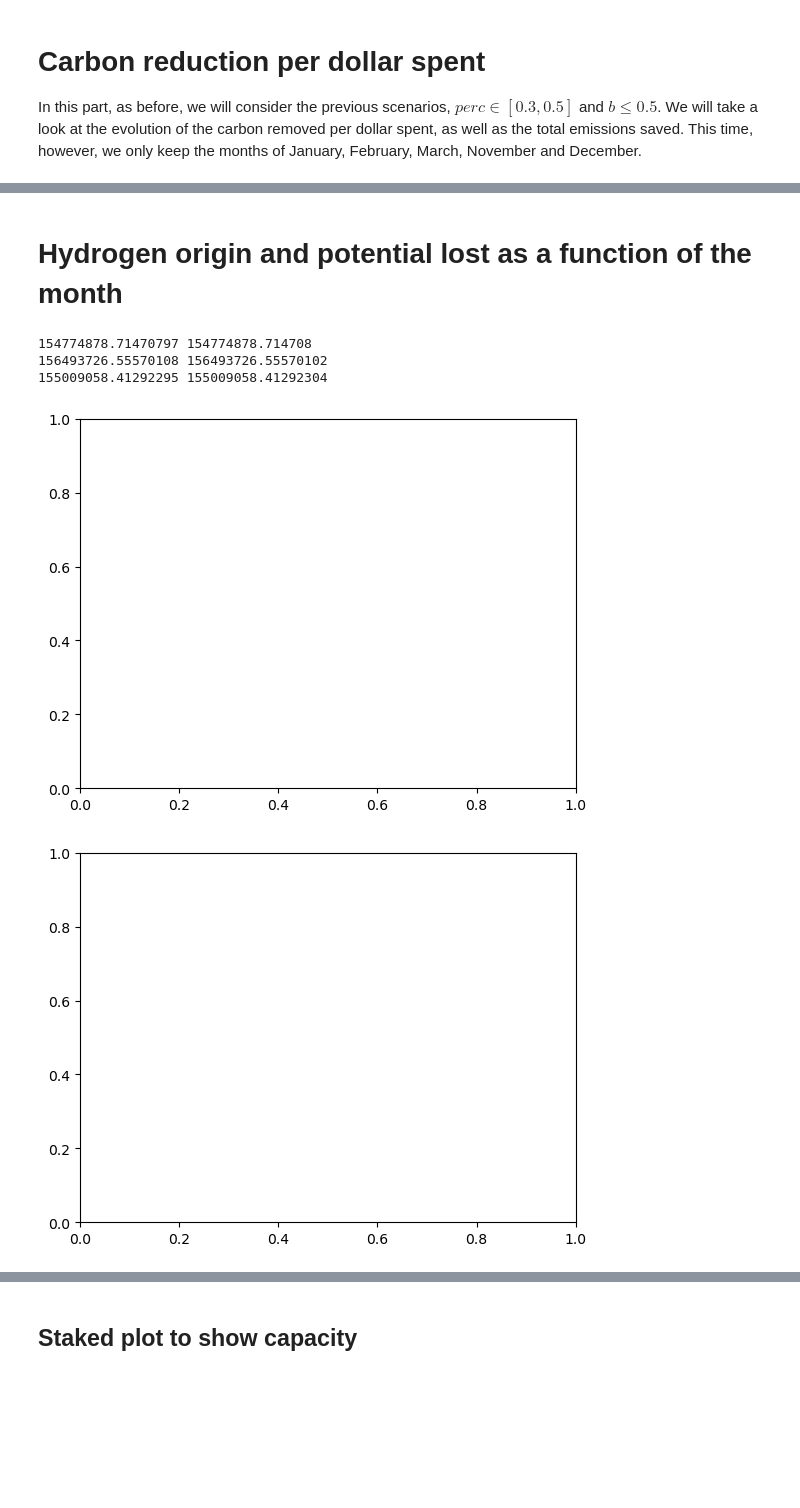
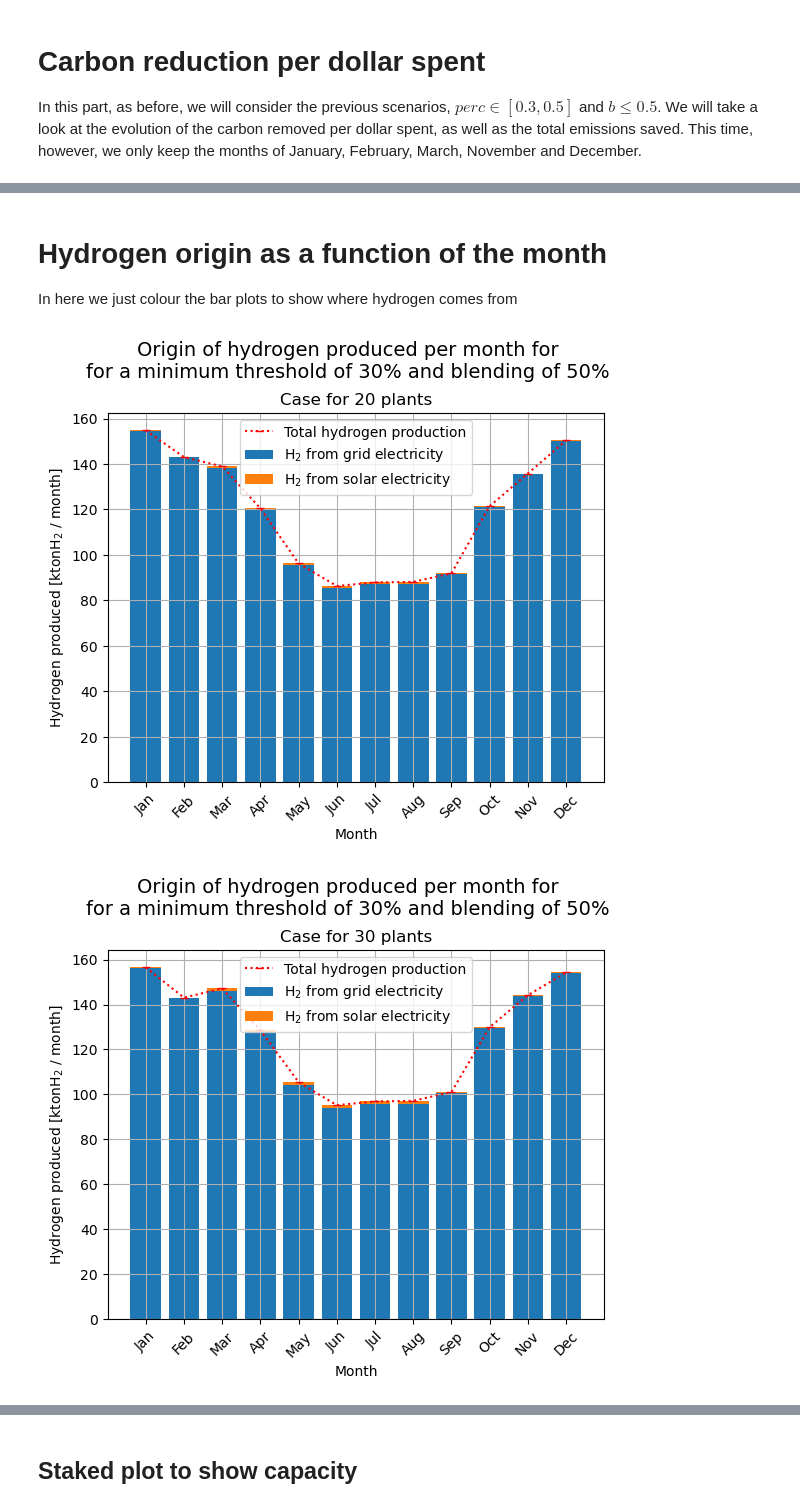
Before and after one commit to DerSpanischGamer/GermanHydrogen, a Jupyter notebook: disaggregator-master/15_Results_analysis.ipynb, the cells around one changed output, grey strips where cells are left out. Cells and saved outputs as stored; diff of their text form; code cells hidden in the pictures; blank space fills up the shorter version.

Commit message:
final plots

```diff
--- a/disaggregator-master/15_Results_analysis.ipynb
+++ b/disaggregator-master/15_Results_analysis.ipynb
@@ -1571,7 +1407,7 @@ fig, (ax1, ax2) = plt.subplots(1, 2, figsize=(10, 4))
 
 clusters = [20, 25, 30, 35, 40]
 for index_n, n in enumerate(clusters):
-    currentCase = df_plants[(df_plants["perc"] == 0.3) &
+    currentCase = df_plants[(df_plants["perc"] == 0.5) &
                             (df_plants['m'] == 1) &
                             (df_plants['b'] == 0.25)]
 
@@ -1581,14 +1417,12 @@ for index_n, n in enumerate(clusters):
 
     location = currentCase['locations'].values[0]
 
-    OPEX = currentCase['OPEX'].values[0]
-    CAPEX = currentCase['CAPEX'].values[0]
+    OPEX  = USD2EUR(currentCase['OPEX'].values[0])
+    CAPEX = USD2EUR(currentCase['CAPEX'].values[0])
 
     area = currentCase['Area'].values[0]
 
     servs = currentCase['servings'].values[0]
-    has, qnt = hasIndustry(servs)
-    print(f"{n} plants {has} {qnt}")
 
     # ----------------- COMPRESS THE PRODUCTION -----------------
 
@@ -1599,7 +1433,7 @@ for index_n, n in enumerate(clusters):
     prod_t = [0] * 12
     for i in range(n):
         for t in range(12):
-            prod_t[t] += production[i][t] * daysMonth[t]
+            prod_t[t] += production[i][t] * daysMonth[t] / 1e6
 
     # ----------------- FIND THE TOTAL OPEX -----------------
 
@@ -1616,14 +1450,14 @@ for index_n, n in enumerate(clusters):
     ax2.plot(prod_t, label=f"{n} plants")
 
 
-plt.suptitle("Hehe", y=1.02, fontsize=14)
+plt.suptitle("Relation between production and OPEX", y=1.03, fontsize=14)
 
 # ----------------- TITLES LEFT -----------------
 
 ax1.set_title("Operation and maintenance costs\nas a function of the month")
 
 ax1.set_xlabel("Month")
-ax1.set_ylabel("Costs [m$2022/yr]")
+ax1.set_ylabel("Costs [m€2022 / yr]")
 
 ax1.set_xticks(range(12), months, rotation=45)
 
@@ -1635,7 +1469,7 @@ ax1.grid()
 ax2.set_title("Monthly production")
 
 ax2.set_xlabel("Month")
-ax2.set_ylabel("Total production [kgH2/month]")
+ax2.set_ylabel("Total production [ktonH$_2$ / month]")
 
 ax2.set_xticks(range(12), months, rotation=45)
 
@@ -1651,6 +1480,9 @@ ax2.grid()
 # %% [markdown]
-# Hydrogen origin and potential lost as a function of the month
+# Hydrogen origin as a function of the month
+
+In here we just colour the bar plots to show where hydrogen comes from
 # %%
+clusters = [20, 30, 40]
 for index_n, n in enumerate(clusters):
     if (index_n > 0): plt.subplots()
 
@@ -1662,45 +1494,64 @@ for index_n, n in enumerate(clusters):
 
     # ----------------- GET THE DATA -----------------
 
     location = currentCase['locations'].values[0]
 
-    OPEX = currentCase['OPEX'].values[0]
-    CAPEX = currentCase['CAPEX'].values[0]
+    OPEX  = USD2EUR(currentCase['OPEX'].values[0])
+    CAPEX = USD2EUR(currentCase['CAPEX'].values[0])
 
     area = currentCase['Area'].values[0]
 
     capacity = currentCase["capacity"].values[0]
 
     # ----------------- COMPRESS THE PRODUCTION -----------------
 
     production = []
     for i in range(n):
         production.append([currentCase[f"production {t}"].values[0][i] for t in range(1, 13)])
 
     # ----------------- FIND THE TOTAL OPEX -----------------
 
-    H2_solar_n = [0] * 12 # Hydrogen produced from solar energy
-    H2_elec_n  = [0] * 12 # Hydrogen produced from grid electricity
-    H2_extra_n = [0] * 12 # Hydrogen that could have been produced from solar energy
+    H2_solar_n = [0] * 12 # Hydrogen produced from solar energy                       kgH2/month
+    H2_elec_n  = [0] * 12 # Hydrogen produced from grid electricity                   kgH2/month
+    H2_extra_n = [0] * 12 # Hydrogen that could have been produced from solar energy  kgH2/month
 
     H2_imported = [0] * 12 # Hydrogen that needs to be imported
 
+    etaH2 = 0.7
+    HHV_H2 = 33.33 # kWh/kgH2
+
     for i in range(n):
-        _, P_solar, P_elec, P_extra = computeMonthlyOPEX(location[i], area[i], production[i], CAPEX[i])
+        OPEX_t, P_solar, P_elec, P_extra = computeMonthlyOPEX(location[i], area[i], production[i], CAPEX[i], c_elec = [0.08]* 12)
 
         for t in range(12):
             H2_solar_n[t] += P_solar[t] * etaH2 / HHV_H2 # kgH2/month
-            H2_elec_n[t]  += P_elec[t]  * etaH2 / HHV_H2  # kgH2/month
+            H2_elec_n[t]  += P_elec[t]  * etaH2 / HHV_H2 # kgH2/month
             H2_extra_n[t] += P_extra[t] * etaH2 / HHV_H2 # kgH2/month
 
-            H2_imported[t] += production[i][t] # kgH2/months
+    prod_t = [sum([production[i][t] for i in range(n)]) * daysMonth[t] for t in range(12)]
 
-    production = [currentCase[f"production {t}"].values[0] for t in range(1, 13)]
+    # Resize the data
+    for t in range(12):
+        H2_elec_n[t] /= 1e6
+        H2_solar_n[t] /= 1e6
+        prod_t[t] /= 1e6
 
-    print(sum(production[0])*daysMonth[0], H2_solar_n[0] + H2_elec_n[0])
+    # Plotting the stacked bar plot
+    plt.bar([t for t in range(12)], H2_elec_n, label='H$_2$ from grid electricity')
+    plt.bar([t for t in range(12)], H2_solar_n, bottom=H2_elec_n, label='H$_2$ from solar electricity')
+
+    plt.plot([t for t in range(12)], prod_t, 'r:_', label='Total hydrogen production')
+
+    # Adding labels and title
+    plt.xlabel('Month')
+    plt.ylabel('Hydrogen produced [ktonH$_2$ / month]')
+
+    plt.suptitle(f"Origin of hydrogen produced per month for\nfor a minimum threshold of 30% and blending of 50%", y=1.03, fontsize=14)
+    plt.title(f'Case for {n} plants')
+    plt.xticks(range(12), months, rotation=45)
+
+    plt.grid()
+    plt.legend()
 # %% [output]
-154774878.71470797 154774878.714708
-156493726.55570108 156493726.55570102
-155009058.41292295 155009058.41292304
-[figure, old version]
+[figure, new version]
-[figure, old version]
+[figure, new version]
```
Also changed, not shown: parts of 48 cells of this notebook.
